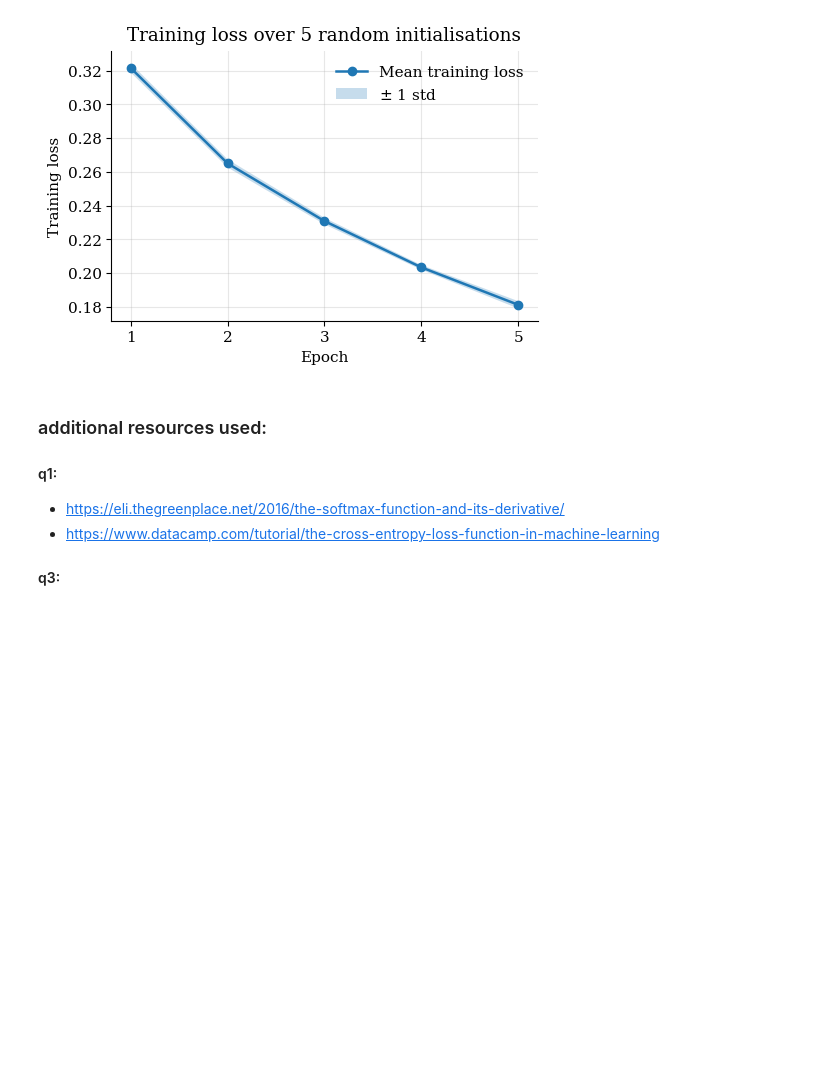
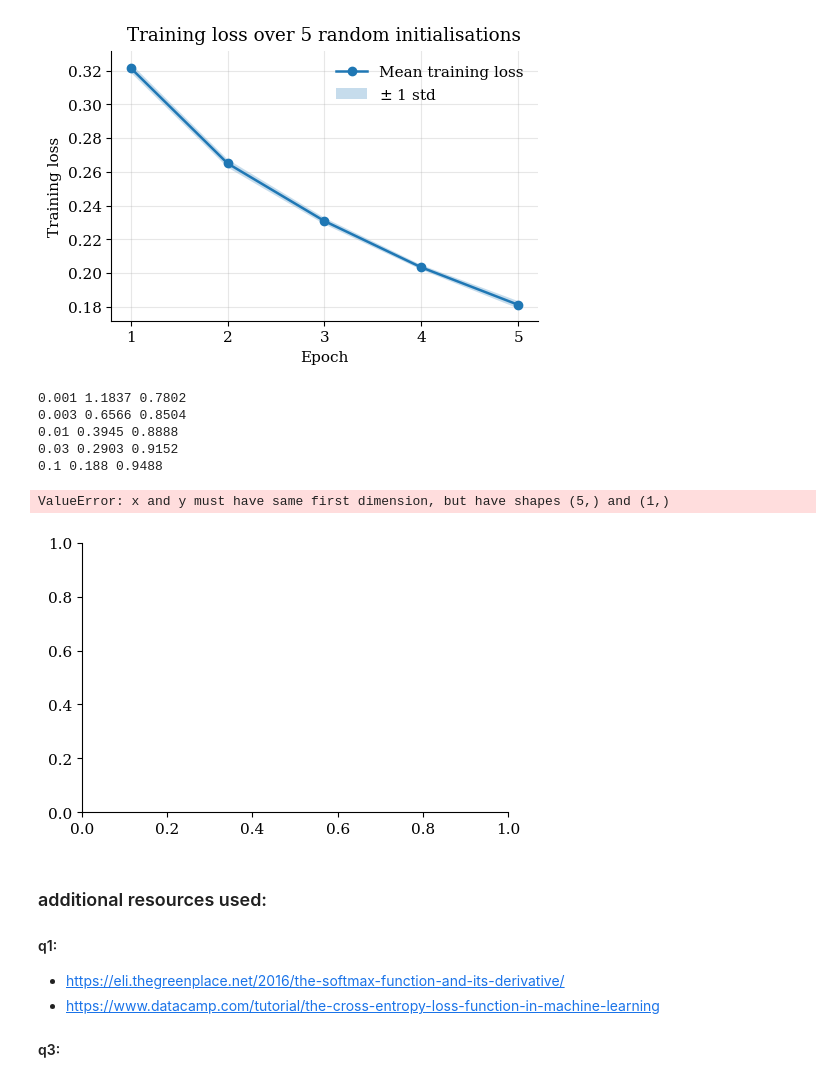
Before and after one commit to alisonattard/DeepLearning, a Jupyter notebook: Code.ipynb, the cells around one changed output. Saved outputs shown, nothing was run; the diff lists cells and outputs as text; code cells hidden in the pictures; blank space fills up the shorter version.

```diff
--- a/Code.ipynb
+++ b/Code.ipynb
@@ -808,6 +808,36 @@ std: [0.0026 0.0024 0.0019 0.0014 0.0022]
 [figure]
 # %%
 # diff learning rates
+
+lrs = [0.001, 0.003, 0.01, 0.03, 0.1]
+lr_runs = {lr: train(lr, 83) for lr in lrs}
+
+for lr in lrs:
+    print(lr, round(lr_runs[lr][2][-1], 4), round(lr_runs[lr][3][-1], 4))
+# %% [output]
+0.001 1.1837 0.7802
+0.003 0.6566 0.8504
+0.01 0.3945 0.8888
+0.03 0.2903 0.9152
+0.1 0.188 0.9488
+# %%
+epochs_axis = np.arange(1, 6)
+
+fig, ax = plt.subplots(figsize=(5.5, 3.5))
+for lr in lrs:
+    ax.plot(epochs_axis, lr_runs[lr][2], linewidth=1.8, marker="o", label=f"lr = {lr}")
+
+ax.set_xlabel("Epoch")
+ax.set_ylabel("Validation loss")
+ax.set_title("Validation loss for different learning rates", loc="center", pad=8)
+ax.set_xticks(list(epochs_axis))
+ax.grid(True, alpha=0.3)
+ax.legend(frameon=False)
+fig.savefig("q8_lr.pdf", bbox_inches="tight")
+plt.show()
+# %% [output]
+ValueError: x and y must have same first dimension, but have shapes (5,) and (1,)
+[figure, added]
 # %%
 # final set of hyperparameters & report accuracy
 # %% [markdown]
```
